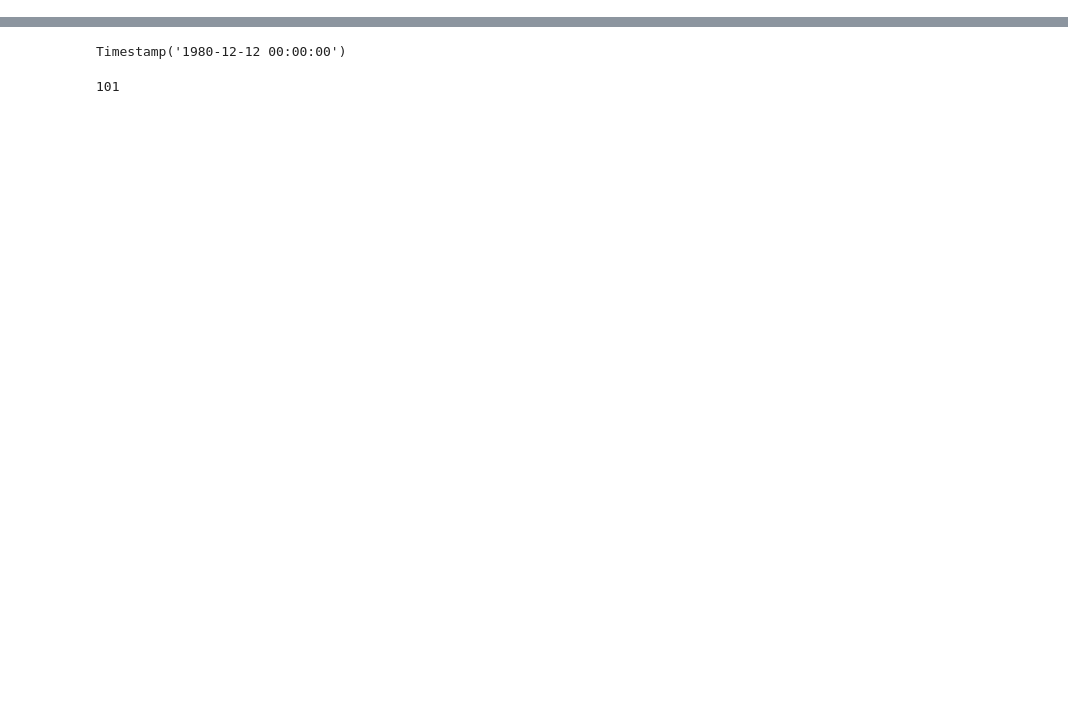
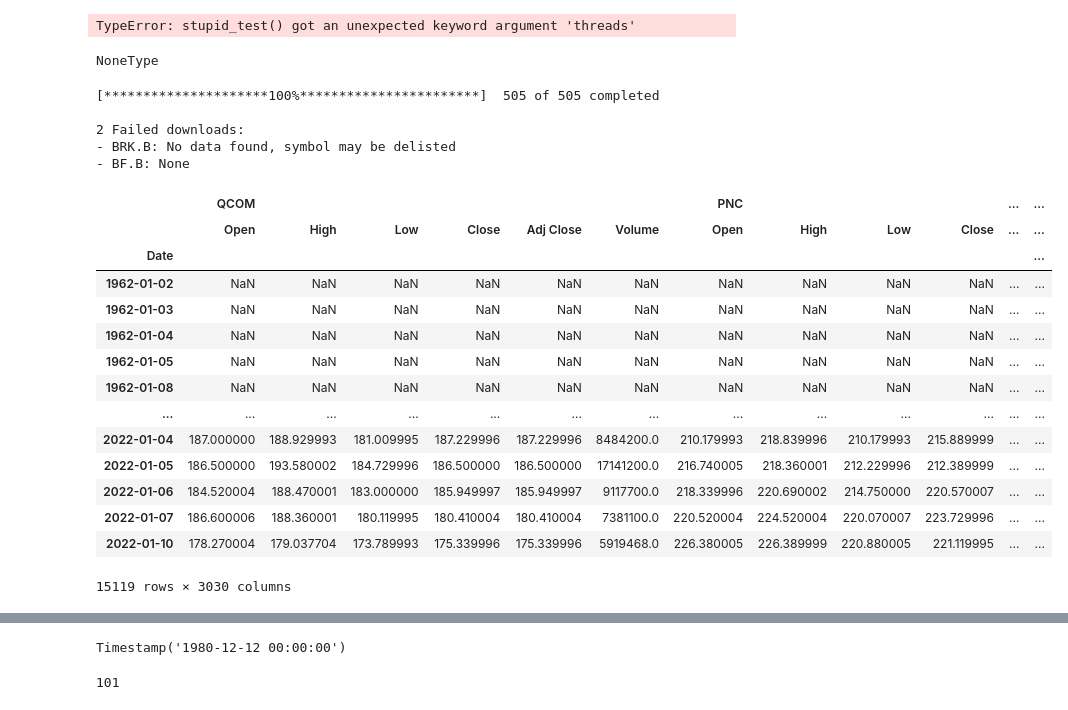
Before and after one commit to Ale-Cas/py-quant-fin, a Jupyter notebook: notebooks/investment_universe.ipynb, the cells around one changed output, grey strips where cells are left out. Saved outputs shown, nothing was run; the diff lists cells and outputs as text; code cells hidden in the pictures; blank space fills up the shorter version.

```diff
--- a/notebooks/investment_universe.ipynb
+++ b/notebooks/investment_universe.ipynb
@@ -4,3 +4,12 @@
 # %%
 from quantfin.market.assets import Stock
 from quantfin.market.investment_universe import InvestmentUniverse
+# %%
+nas = InvestmentUniverse(name = "NASDAQ100")
+nas_prices = nas.stupid_test(threads = True)
+# %% [output]
+TypeError: stupid_test() got an unexpected keyword argument 'threads'
+# %%
+type(nas.prices)
+# %% [output]
+NoneType
@@ -7,3 +18,27 @@ from quantfin.market.investment_universe import InvestmentUniverse
+# %%
+sp = InvestmentUniverse(name = "SP500")
+sp.stupid_test()
+# %% [output]
+[*********************100%***********************]  505 of 505 completed
+
+2 Failed downloads:
+- BRK.B: No data found, symbol may be delisted
+- BF.B: None
+|  | QCOM |  |  |  |  |  | PNC |  |  |  | ... | ... |
+|  | Open | High | Low | Close | Adj Close | Volume | Open | High | Low | Close | ... | ... |
+| Date |  |  |  |  |  |  |  |  |  |  |  | ... |
+| 1962-01-02 | NaN | NaN | NaN | NaN | NaN | NaN | NaN | NaN | NaN | NaN | ... | ... |
+| 1962-01-03 | NaN | NaN | NaN | NaN | NaN | NaN | NaN | NaN | NaN | NaN | ... | ... |
+| 1962-01-04 | NaN | NaN | NaN | NaN | NaN | NaN | NaN | NaN | NaN | NaN | ... | ... |
+| 1962-01-05 | NaN | NaN | NaN | NaN | NaN | NaN | NaN | NaN | NaN | NaN | ... | ... |
+| 1962-01-08 | NaN | NaN | NaN | NaN | NaN | NaN | NaN | NaN | NaN | NaN | ... | ... |
+| ... | ... | ... | ... | ... | ... | ... | ... | ... | ... | ... | ... | ... |
+| 2022-01-04 | 187.000000 | 188.929993 | 181.009995 | 187.229996 | 187.229996 | 8484200.0 | 210.179993 | 218.839996 | 210.179993 | 215.889999 | ... | ... |
+| 2022-01-05 | 186.500000 | 193.580002 | 184.729996 | 186.500000 | 186.500000 | 17141200.0 | 216.740005 | 218.360001 | 212.229996 | 212.389999 | ... | ... |
+| 2022-01-06 | 184.520004 | 188.470001 | 183.000000 | 185.949997 | 185.949997 | 9117700.0 | 218.339996 | 220.690002 | 214.750000 | 220.570007 | ... | ... |
+| 2022-01-07 | 186.600006 | 188.360001 | 180.119995 | 180.410004 | 180.410004 | 7381100.0 | 220.520004 | 224.520004 | 220.070007 | 223.729996 | ... | ... |
+| 2022-01-10 | 178.270004 | 179.037704 | 173.789993 | 175.339996 | 175.339996 | 5919468.0 | 226.380005 | 226.389999 | 220.880005 | 221.119995 | ... | ... |
+15119 rows × 3030 columns
 # %%
 nasdaq = InvestmentUniverse(name = "NASDAQ100")
 nasdaq.get_prices(prices_column="Close")
```
Also changed, not shown: parts of 13 cells of this notebook, 1 other file.
